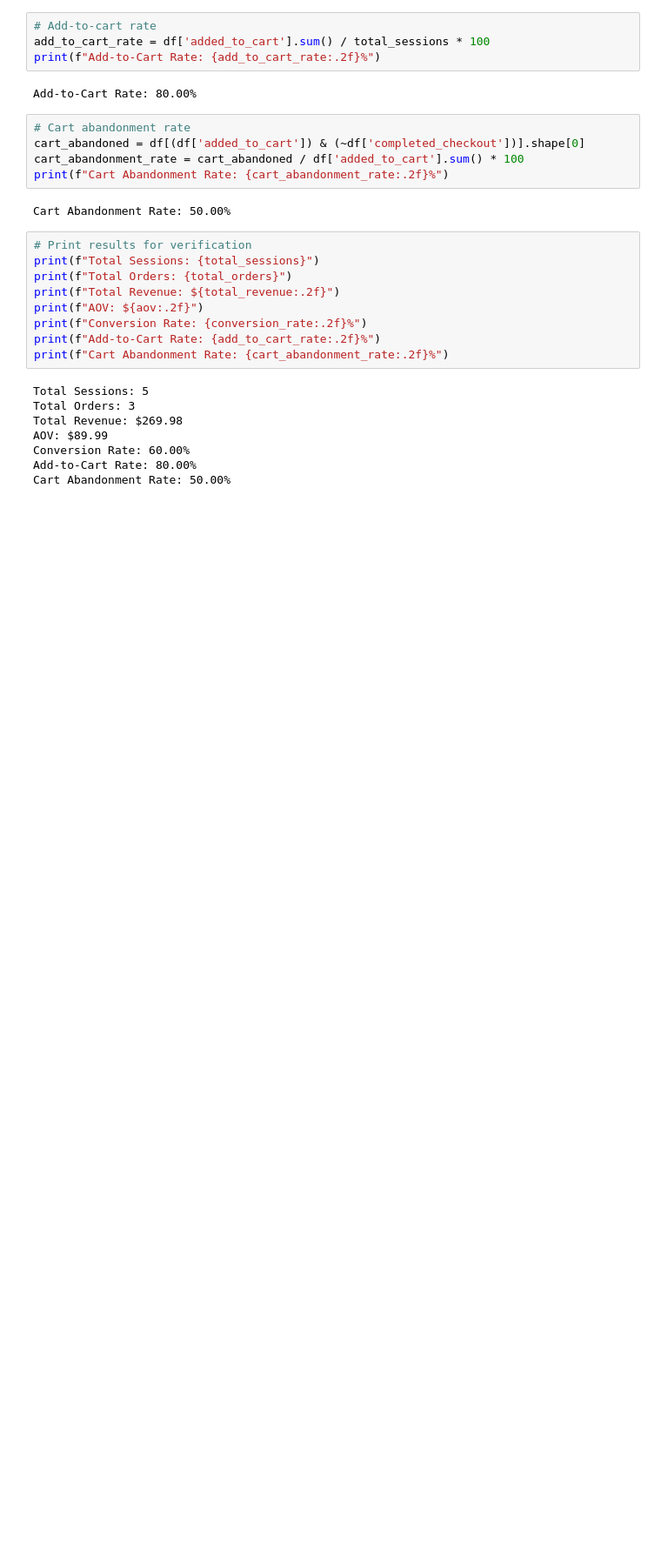
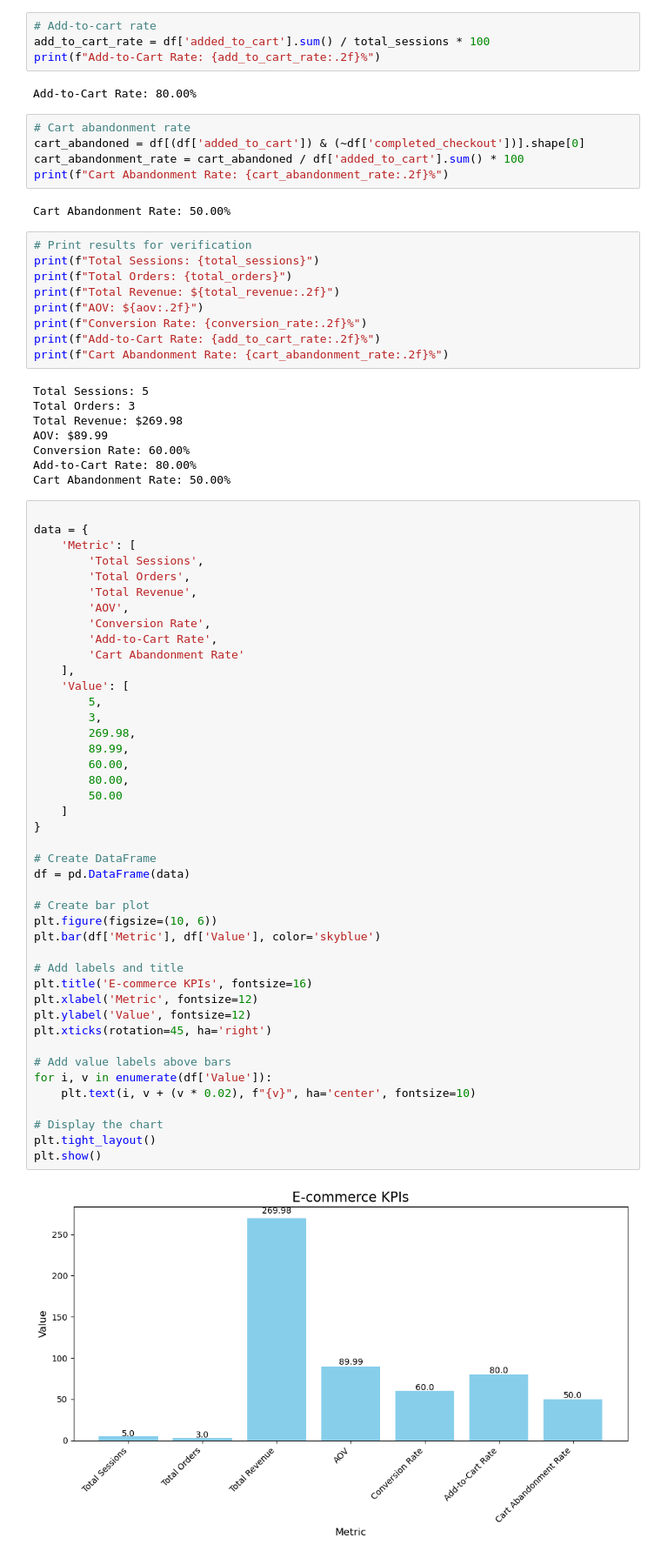
Before and after one commit to tadd2018/PythonRepo, a Jupyter notebook: Samplecommerce/ecommerece.ipynb, the cells around one changed output. Shown at 87% size. Saved outputs shown, nothing was run; the diff lists cells and outputs as text; blank space fills up the shorter version.

Commit message:
Graph updated

```diff
--- a/Samplecommerce/ecommerece.ipynb
+++ b/Samplecommerce/ecommerece.ipynb
@@ -127,3 +127,48 @@ AOV: $89.99
 Conversion Rate: 60.00%
 Add-to-Cart Rate: 80.00%
 Cart Abandonment Rate: 50.00%
+# %%
+
+data = {
+    'Metric': [
+        'Total Sessions',
+        'Total Orders',
+        'Total Revenue',
+        'AOV',
+        'Conversion Rate',
+        'Add-to-Cart Rate',
+        'Cart Abandonment Rate'
+    ],
+    'Value': [
+        5,
+        3,
+        269.98,
+        89.99,
+        60.00,
+        80.00,
+        50.00
+    ]
+}
+
+# Create DataFrame
+df = pd.DataFrame(data)
+
+# Create bar plot
+plt.figure(figsize=(10, 6))
+plt.bar(df['Metric'], df['Value'], color='skyblue')
+
+# Add labels and title
+plt.title('E-commerce KPIs', fontsize=16)
+plt.xlabel('Metric', fontsize=12)
+plt.ylabel('Value', fontsize=12)
+plt.xticks(rotation=45, ha='right')
+
+# Add value labels above bars
+for i, v in enumerate(df['Value']):
+    plt.text(i, v + (v * 0.02), f"{v}", ha='center', fontsize=10)
+
+# Display the chart
+plt.tight_layout()
+plt.show()
+# %% [output]
+[figure, added]
```
